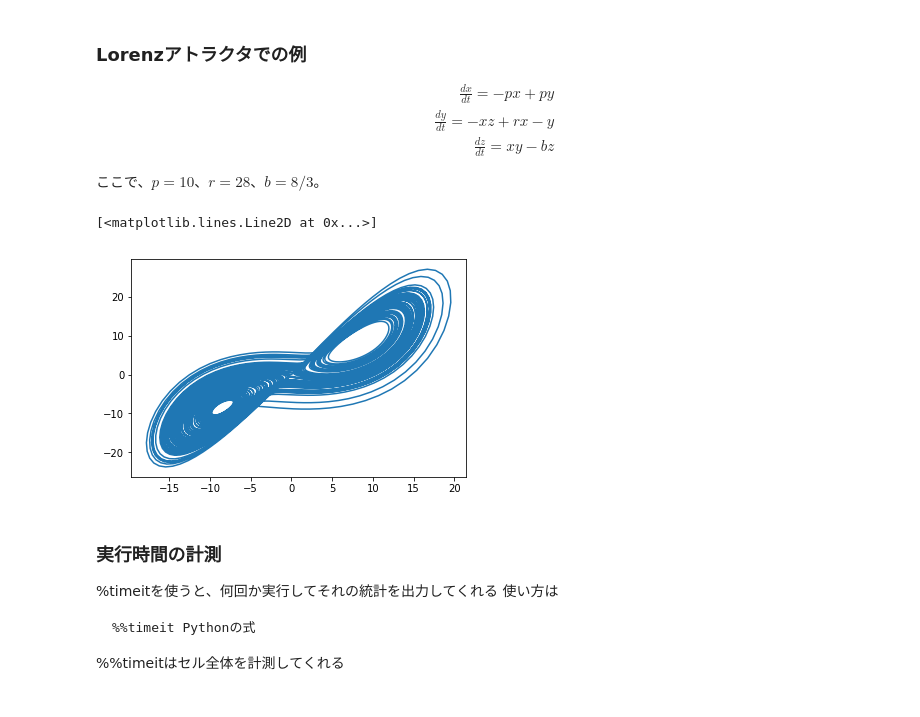
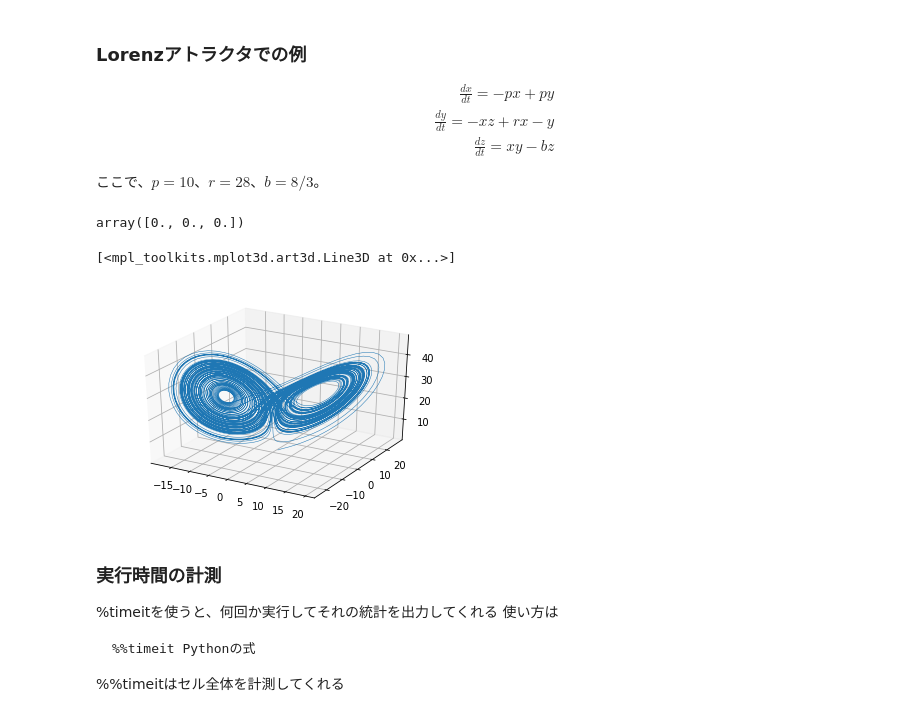
Before and after one commit to matsunagalab/lecture_ode, a Jupyter notebook: rungekutta_python.ipynb, the cells around one changed output. Cells and saved outputs as stored; diff of their text form; code cells hidden in the pictures.

```diff
--- a/rungekutta_python.ipynb
+++ b/rungekutta_python.ipynb
@@ -31,3 +31,6 @@
 ### PythonでのRunge-Kuttaの実装
 
 Runge-Kuttaを使って一般的に常微分方程式を解くソルバーを実装する。
+# %%
+import numpy as np
+y = np.array([[1, 2, 3], [4, 5, 6]])
@@ -51,6 +58,10 @@ def rungekutta(f, y, time):
 \end{align}
 
 ここで、$p=10$、$r=28$、$b=8/3$。
+# %%
+np.zeros(3)
+# %% [output]
+array([0., 0., 0.])
 # %%
 import numpy as np
 
@@ -76,9 +90,9 @@ y2 = rungekutta(f_lorenz, y, time)
 # %%
-#fig = plt.figure()
-#ax = fig.gca(projection='3d')
-#ax.plot(y2[:, 0], y2[:, 1], y2[:, 2], lw=0.5)
+fig = plt.figure()
+ax = fig.gca(projection='3d')
+ax.plot(y2[0, :], y2[1, :], y2[2, :], lw=0.5)
 
-plt.plot(y2[0, :], y2[1, :])
+#plt.plot(y2[0, :], y2[1, :])
 # %% [output]
-[<matplotlib.lines.Line2D at 0x...>]
+[<mpl_toolkits.mplot3d.art3d.Line3D at 0x...>]
-[figure, old version]
+[figure, new version]
```
Also changed, not shown: parts of 5 cells of this notebook, 3 other files.
